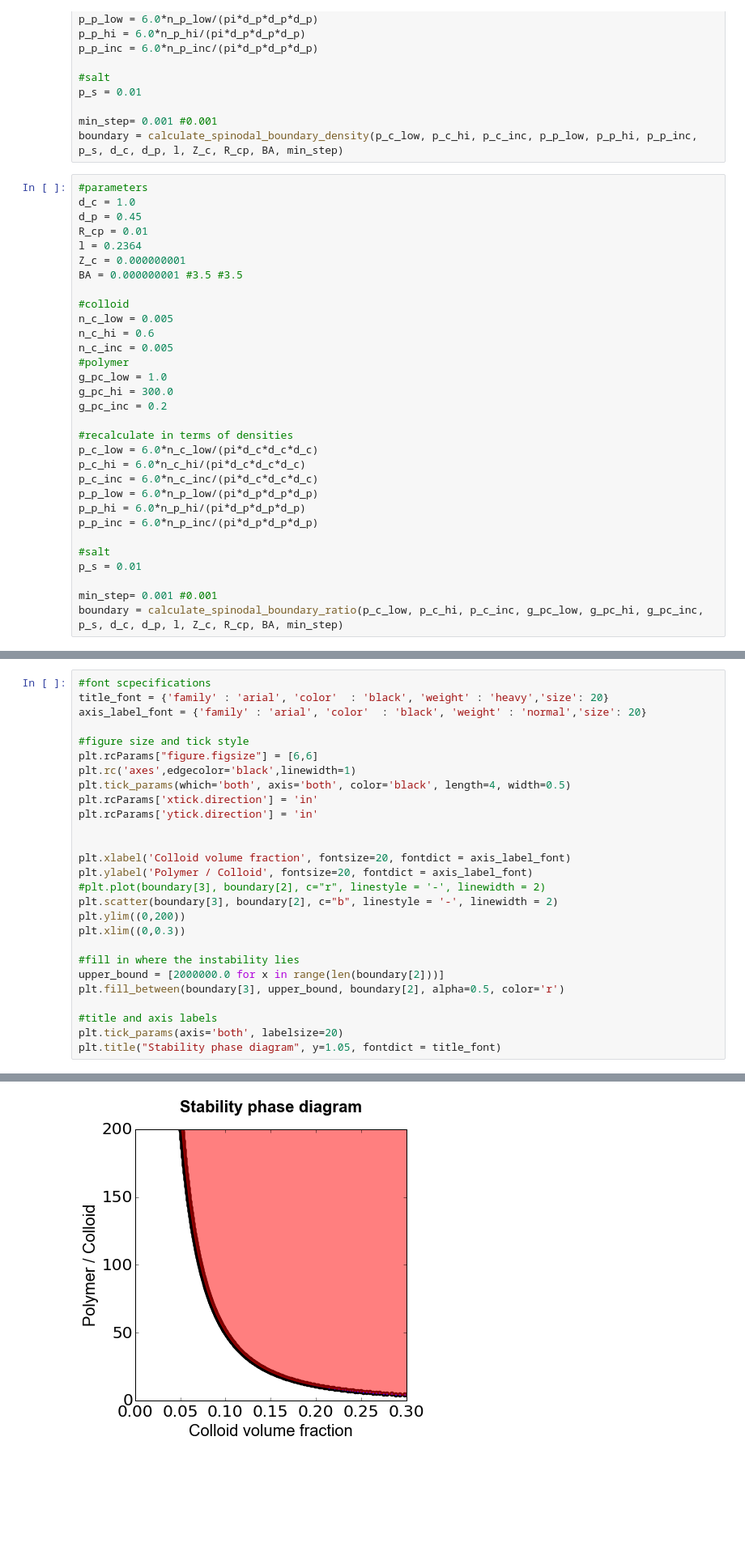
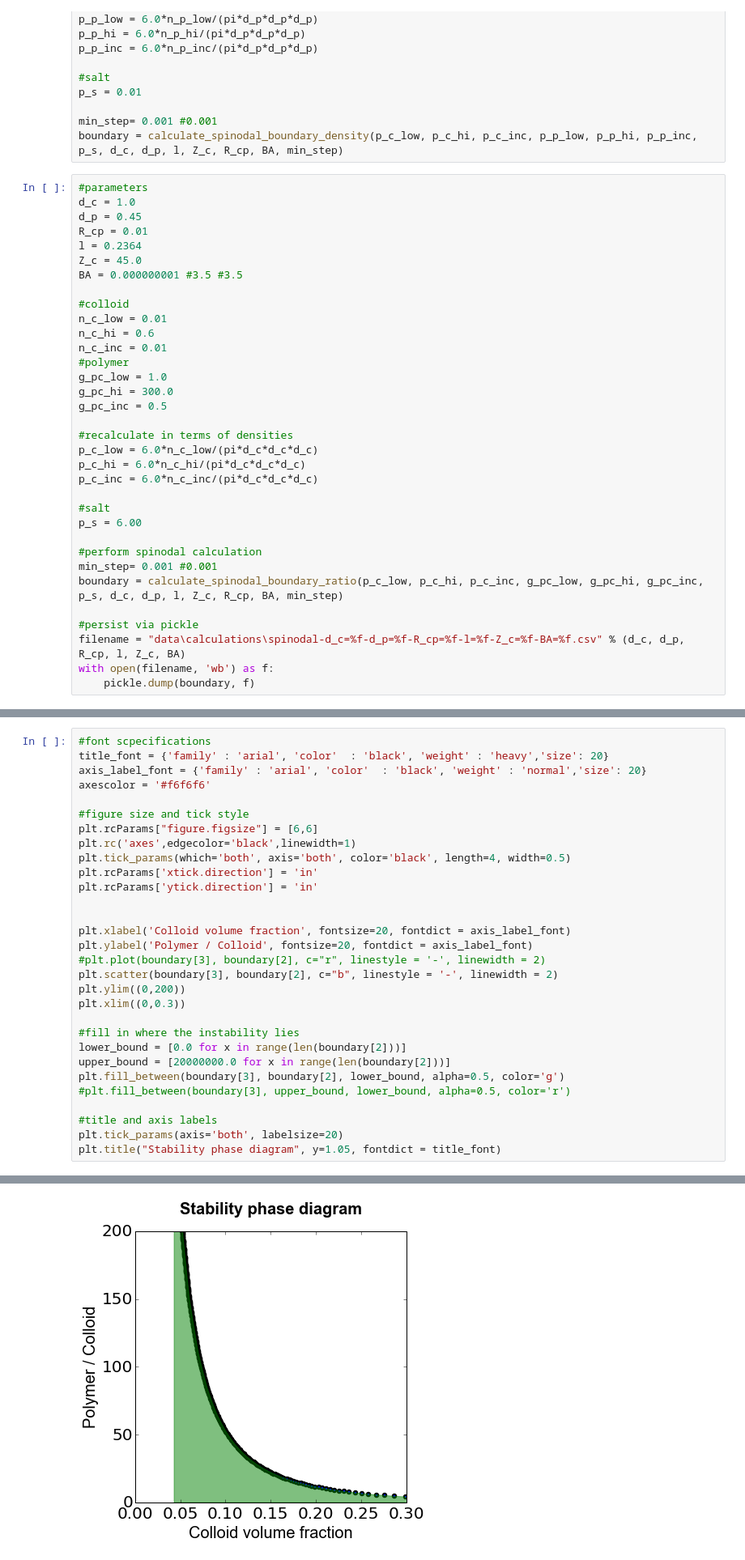
Before and after one commit to rjadrich/depletion_gel_model, a Jupyter notebook: depletion_gel_theory.ipynb, the cells around one changed output, grey strips where cells are left out. Shown: that part at 81% size. Drawn from its saved outputs; the diff is of its cells as text; blank space fills up the shorter version.

```diff
--- a/depletion_gel_theory.ipynb
+++ b/depletion_gel_theory.ipynb
@@ -670,28 +661,31 @@ d_c = 1.0
 d_p = 0.45
 R_cp = 0.01
 l = 0.2364
-Z_c = 0.000000001
+Z_c = 45.0
 BA = 0.000000001 #3.5 #3.5
 
 #colloid
-n_c_low = 0.005
+n_c_low = 0.01
 n_c_hi = 0.6
-n_c_inc = 0.005
+n_c_inc = 0.01
 #polymer
 g_pc_low = 1.0
 g_pc_hi = 300.0
-g_pc_inc = 0.2
+g_pc_inc = 0.5
 
 #recalculate in terms of densities
 p_c_low = 6.0*n_c_low/(pi*d_c*d_c*d_c)
 p_c_hi = 6.0*n_c_hi/(pi*d_c*d_c*d_c)
 p_c_inc = 6.0*n_c_inc/(pi*d_c*d_c*d_c)
-p_p_low = 6.0*n_p_low/(pi*d_p*d_p*d_p)
-p_p_hi = 6.0*n_p_hi/(pi*d_p*d_p*d_p)
-p_p_inc = 6.0*n_p_inc/(pi*d_p*d_p*d_p)
 
 #salt
-p_s = 0.01
+p_s = 6.00
 
+#perform spinodal calculation
 min_step= 0.001 #0.001
 boundary = calculate_spinodal_boundary_ratio(p_c_low, p_c_hi, p_c_inc, g_pc_low, g_pc_hi, g_pc_inc, p_s, d_c, d_p, l, Z_c, R_cp, BA, min_step)
+
+#persist via pickle
+filename = "data\calculations\spinodal-d_c=%f-d_p=%f-R_cp=%f-l=%f-Z_c=%f-BA=%f.csv" % (d_c, d_p, R_cp, l, Z_c, BA)
+with open(filename, 'wb') as f:
+    pickle.dump(boundary, f)
@@ -698,30 +694,33 @@ boundary = calculate_spinodal_boundary_ratio(p_c_low, p_c_hi, p_c_inc, g_pc_low,
 # %%
 #font scpecifications
 title_font = {'family' : 'arial', 'color'  : 'black', 'weight' : 'heavy','size': 20}
 axis_label_font = {'family' : 'arial', 'color'  : 'black', 'weight' : 'normal','size': 20}
+axescolor = '#f6f6f6'
 
 #figure size and tick style
 plt.rcParams["figure.figsize"] = [6,6]
 plt.rc('axes',edgecolor='black',linewidth=1)
 plt.tick_params(which='both', axis='both', color='black', length=4, width=0.5)
 plt.rcParams['xtick.direction'] = 'in'
 plt.rcParams['ytick.direction'] = 'in'
 
 
 plt.xlabel('Colloid volume fraction', fontsize=20, fontdict = axis_label_font)
 plt.ylabel('Polymer / Colloid', fontsize=20, fontdict = axis_label_font)
 #plt.plot(boundary[3], boundary[2], c="r", linestyle = '-', linewidth = 2)
 plt.scatter(boundary[3], boundary[2], c="b", linestyle = '-', linewidth = 2)
 plt.ylim((0,200))
 plt.xlim((0,0.3))
 
 #fill in where the instability lies
-upper_bound = [2000000.0 for x in range(len(boundary[2]))]
-plt.fill_between(boundary[3], upper_bound, boundary[2], alpha=0.5, color='r')
+lower_bound = [0.0 for x in range(len(boundary[2]))]
+upper_bound = [20000000.0 for x in range(len(boundary[2]))]
+plt.fill_between(boundary[3], boundary[2], lower_bound, alpha=0.5, color='g')
+#plt.fill_between(boundary[3], upper_bound, lower_bound, alpha=0.5, color='r')
 
 #title and axis labels
 plt.tick_params(axis='both', labelsize=20)
 plt.title("Stability phase diagram", y=1.05, fontdict = title_font)
 # %% [output]
 <matplotlib.text.Text at 0x...>
-[figure, old version]
+[figure, new version]
```
Also changed, not shown: parts of 24 cells of this notebook, 8 other files.
